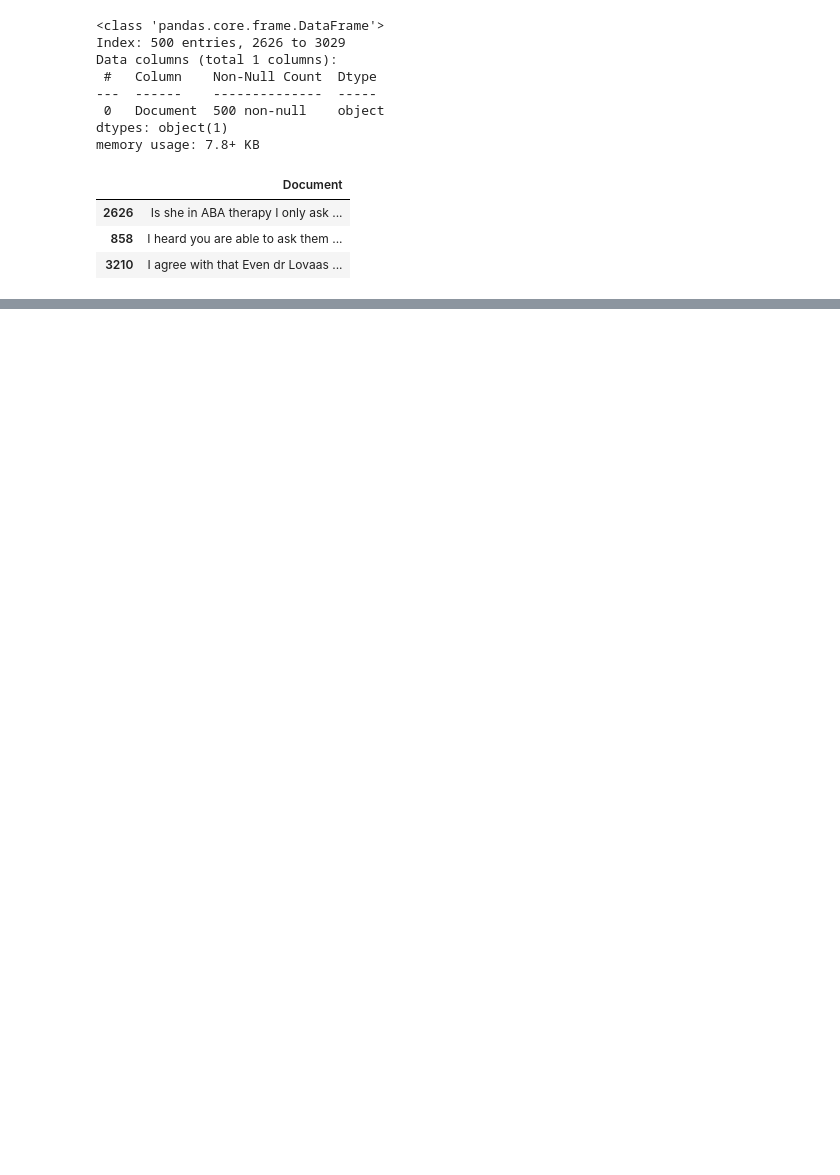
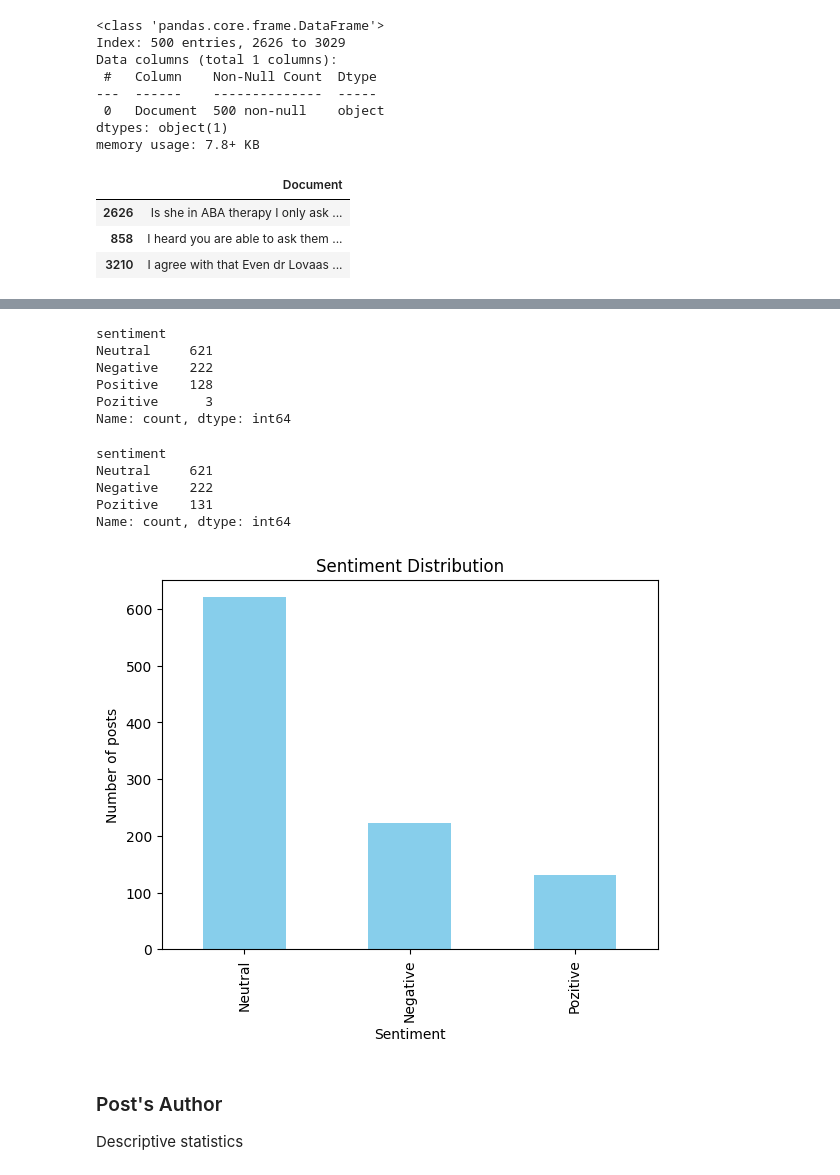
Before and after one commit to andrea-mar/BBK_MScDataScience2reddit_posts, a Jupyter notebook: sentiment_analysis_aba_posts.ipynb, the cells around one changed output, grey strips where cells are left out. Drawn from its saved outputs; the diff is of its cells as text; code cells hidden in the pictures; blank space fills up the shorter version.

```diff
--- a/sentiment_analysis_aba_posts.ipynb
+++ b/sentiment_analysis_aba_posts.ipynb
@@ -107,0 +731,4 @@ aba_posts_to_label.to_csv(file_path, index=False)
+# %%
+# not really aba sentiment related => drop it
+aba_posts_labeled = aba_posts_labeled[aba_posts_labeled['sentiment'] != 'Ne']
+aba_posts_labeled.info()
@@ -107,0 +753,6 @@ aba_posts_to_label.to_csv(file_path, index=False)
+# %%
+print(aba_posts_labeled.Document[161])  # contains both positive and negative things -> flag as neutral
+# Replace 'Pozitive Negative' with 'Neutral' in the 'sentiment' column
+aba_posts_labeled['sentiment'] = aba_posts_labeled['sentiment'].replace('Pozitive Negative', 'Neutral')
+
+aba_posts_labeled.info()
@@ -107,0 +772,53 @@ aba_posts_to_label.to_csv(file_path, index=False)
+# %%
+# remove whitespace
+aba_posts_labeled['sentiment'] = aba_posts_labeled['sentiment'].str.strip()
+aba_posts_labeled['sentiment'].value_counts()
+# %% [output]
+sentiment
+Neutral     621
+Negative    222
+Positive    128
+Pozitive      3
+Name: count, dtype: int64
+# %%
+# make spelling uniform for pozitive sentiment label
+mask = aba_posts_labeled['sentiment'].str.startswith('Po')
+aba_posts_labeled.loc[mask, 'sentiment'] = 'Pozitive'
+aba_posts_labeled['sentiment'].value_counts()
+# %% [output]
+sentiment
+Neutral     621
+Negative    222
+Pozitive    131
+Name: count, dtype: int64
+# %%
+# Plot the 'sentiment' column
+sentiment_counts = aba_posts_labeled['sentiment'].value_counts()
+sentiment_counts.plot(kind='bar', color='skyblue')
+plt.title('Sentiment Distribution')
+plt.xlabel('Sentiment')
+plt.ylabel('Number of posts')
+plt.show()
+
+# more than half the posts present as neutral regarding aba therapy
+# data is not balanced
+
+# as per instructions and also by inspecting the comments column :
+# posts that are neutral are either:
+#   - information/advice seeking about aba therapy related
+#   - information/advice seeking about aba job related
+#   - information/advice seeking about aba in general
+#   - people expressing both pozitive and negative opinions about aba in the same post
+
+# negative sentiments were recorded for those posts that:
+#   - expressed only opinions against aba therapy aor aba in general
+#   - expressed only opinions against aba as a career field/ job related
+
+# pozitive sentiments were recorded for those posts that:
+#   - expressed only pozitive opinions about aba therapy or aba in general
+#   - expressed only pozitive opinions about aba as a career field/ job related
+# %% [output]
+[figure, added]
+# %% [markdown]
+### Post's Author
+Descriptive statistics
```
Also changed, not shown: parts of 79 cells of this notebook, 1 other file.
